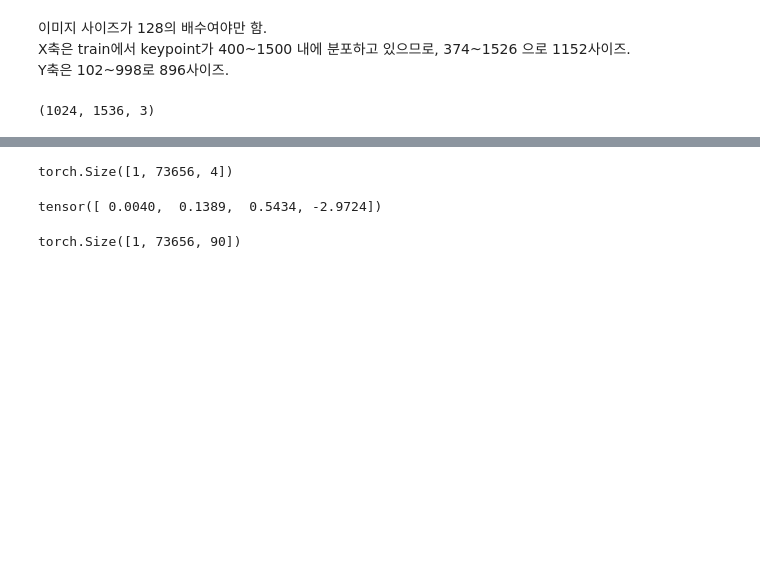
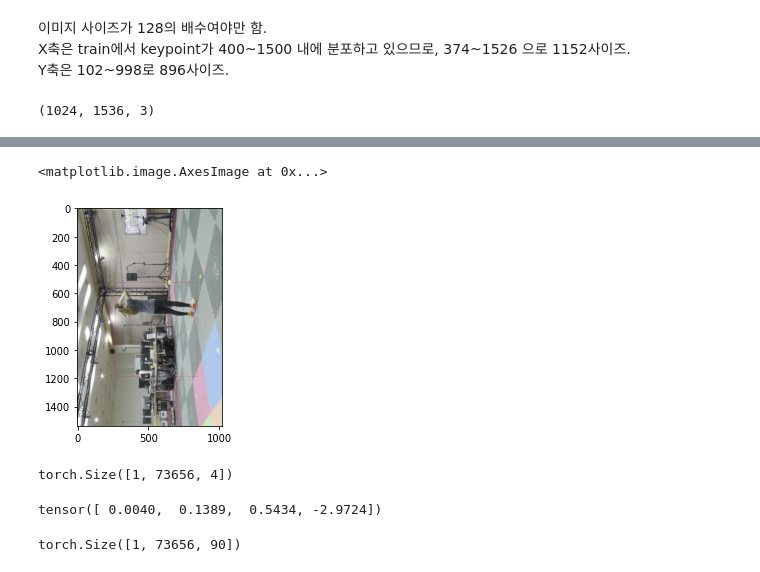
Before and after one commit to Kitsunetic/motion-keypoint, a Jupyter notebook: script/effdet 실험.ipynb, the cells around one changed output, grey strips where cells are left out. Saved outputs shown, nothing was run; the diff lists cells and outputs as text; code cells hidden in the pictures; blank space fills up the shorter version.

```diff
--- a/script/effdet 실험.ipynb
+++ b/script/effdet 실험.ipynb
@@ -109,3 +141,8 @@ x = (x - mean) / std
+# %%
+plt.imshow(cv2.rectangle(im_rot_np, (272, 524), (851, 1186), (255, 0, 0), 1))
+# %% [output]
+<matplotlib.image.AxesImage at 0x...>
+[figure, added]
 # %%
 regression, classification, anchors = model(x, do_postprocess=False)
 # %%
```
Also changed, not shown: parts of 10 cells of this notebook, 9 other files.
